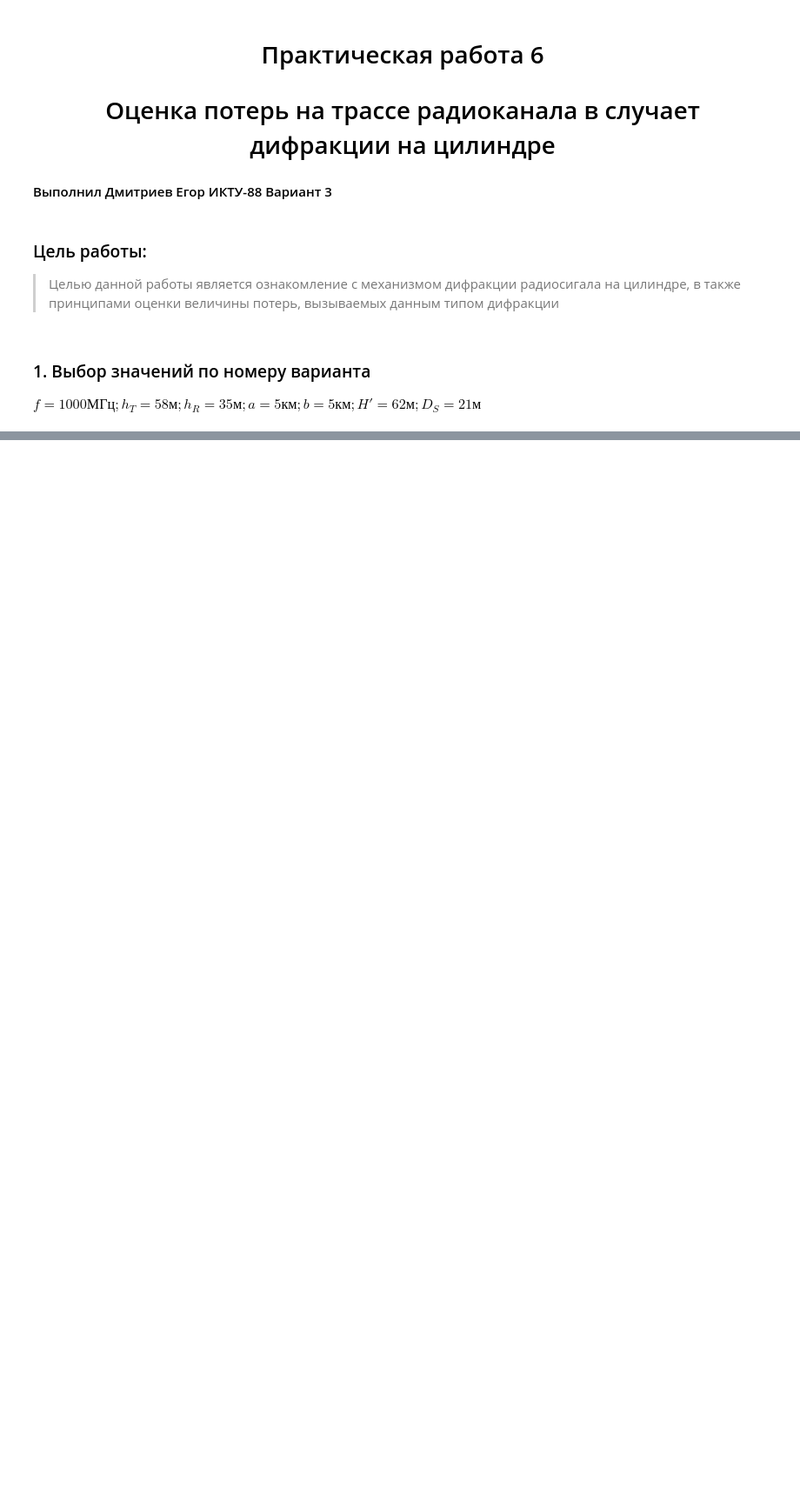
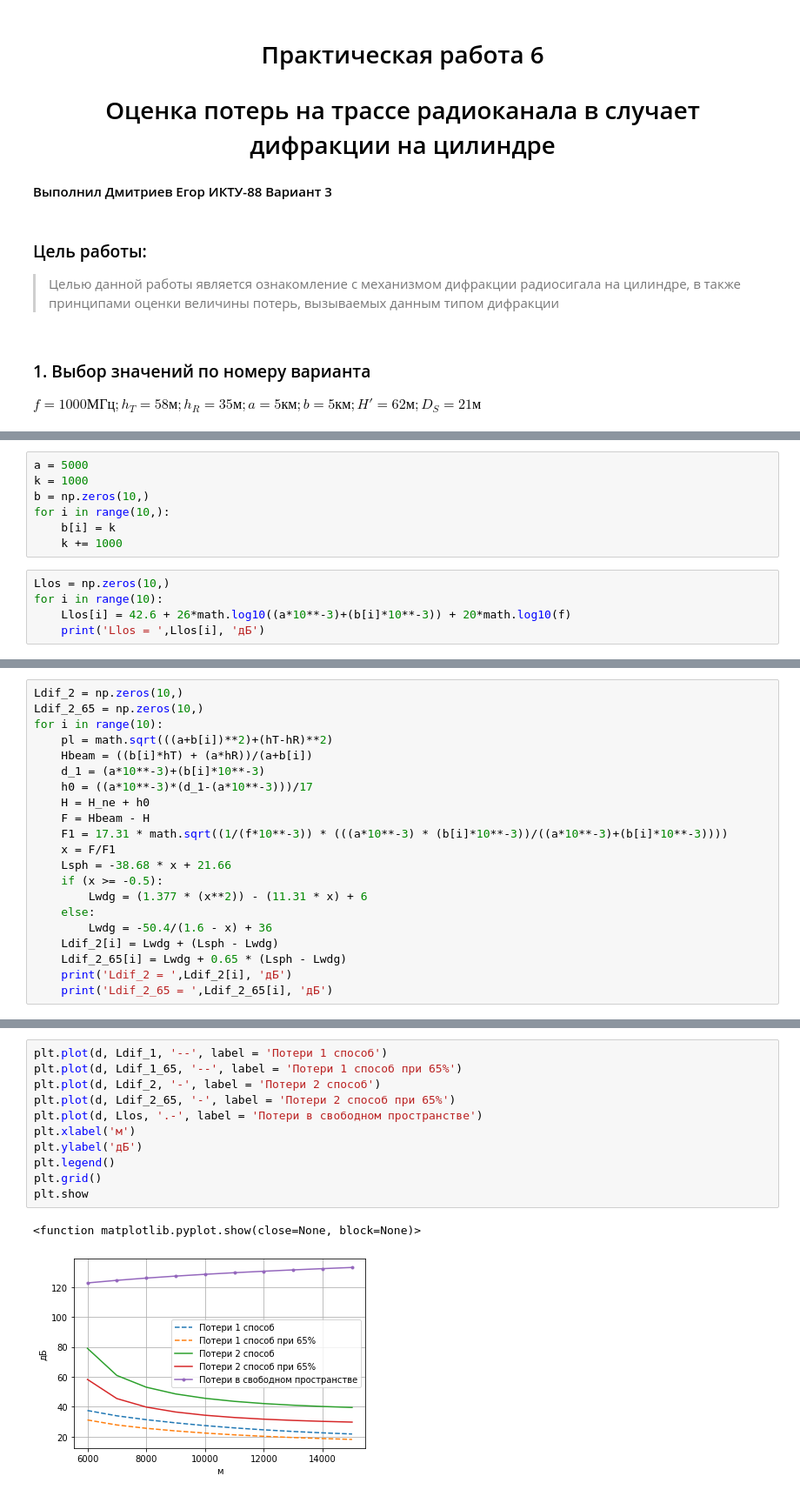
Before and after one commit to Egor-py/Praktic_Mobile, a Jupyter notebook: Практическая работа 6.ipynb, the cells around one changed output, grey strips where cells are left out. Shown at 87% size. Drawn from its saved outputs; the diff is of its cells as text; blank space fills up the shorter version.

```diff
--- a/Практическая работа 6.ipynb
+++ b/Практическая работа 6.ipynb
@@ -156,0 +173,12 @@ plt.show
+# %%
+a = 5000
+k = 1000
+b = np.zeros(10,)
+for i in range(10,):
+    b[i] = k
+    k += 1000
+# %%
+Llos = np.zeros(10,)
+for i in range(10):
+    Llos[i] = 42.6 + 26*math.log10((a*10**-3)+(b[i]*10**-3)) + 20*math.log10(f)
+    print('Llos = ',Llos[i], 'дБ')
@@ -156,0 +246,21 @@ plt.show
+# %%
+Ldif_2 = np.zeros(10,)
+Ldif_2_65 = np.zeros(10,)
+for i in range(10):
+    pl = math.sqrt(((a+b[i])**2)+(hT-hR)**2)
+    Hbeam = ((b[i]*hT) + (a*hR))/(a+b[i])
+    d_1 = (a*10**-3)+(b[i]*10**-3)
+    h0 = ((a*10**-3)*(d_1-(a*10**-3)))/17
+    H = H_ne + h0
+    F = Hbeam - H
+    F1 = 17.31 * math.sqrt((1/(f*10**-3)) * (((a*10**-3) * (b[i]*10**-3))/((a*10**-3)+(b[i]*10**-3))))
+    x = F/F1
+    Lsph = -38.68 * x + 21.66
+    if (x >= -0.5):
+        Lwdg = (1.377 * (x**2)) - (11.31 * x) + 6
+    else:
+        Lwdg = -50.4/(1.6 - x) + 36
+    Ldif_2[i] = Lwdg + (Lsph - Lwdg)
+    Ldif_2_65[i] = Lwdg + 0.65 * (Lsph - Lwdg)
+    print('Ldif_2 = ',Ldif_2[i], 'дБ')
+    print('Ldif_2_65 = ',Ldif_2_65[i], 'дБ')
@@ -156,0 +288,14 @@ plt.show
+# %%
+plt.plot(d, Ldif_1, '--', label = 'Потери 1 способ')
+plt.plot(d, Ldif_1_65, '--', label = 'Потери 1 способ при 65%')
+plt.plot(d, Ldif_2, '-', label = 'Потери 2 способ')
+plt.plot(d, Ldif_2_65, '-', label = 'Потери 2 способ при 65%')
+plt.plot(d, Llos, '.-', label = 'Потери в свободном пространстве')
+plt.xlabel('м')
+plt.ylabel('дБ')
+plt.legend()
+plt.grid()
+plt.show
+# %% [output]
+<function matplotlib.pyplot.show(close=None, block=None)>
+[figure, added]
```
Also changed, not shown: parts of 12 cells of this notebook.
